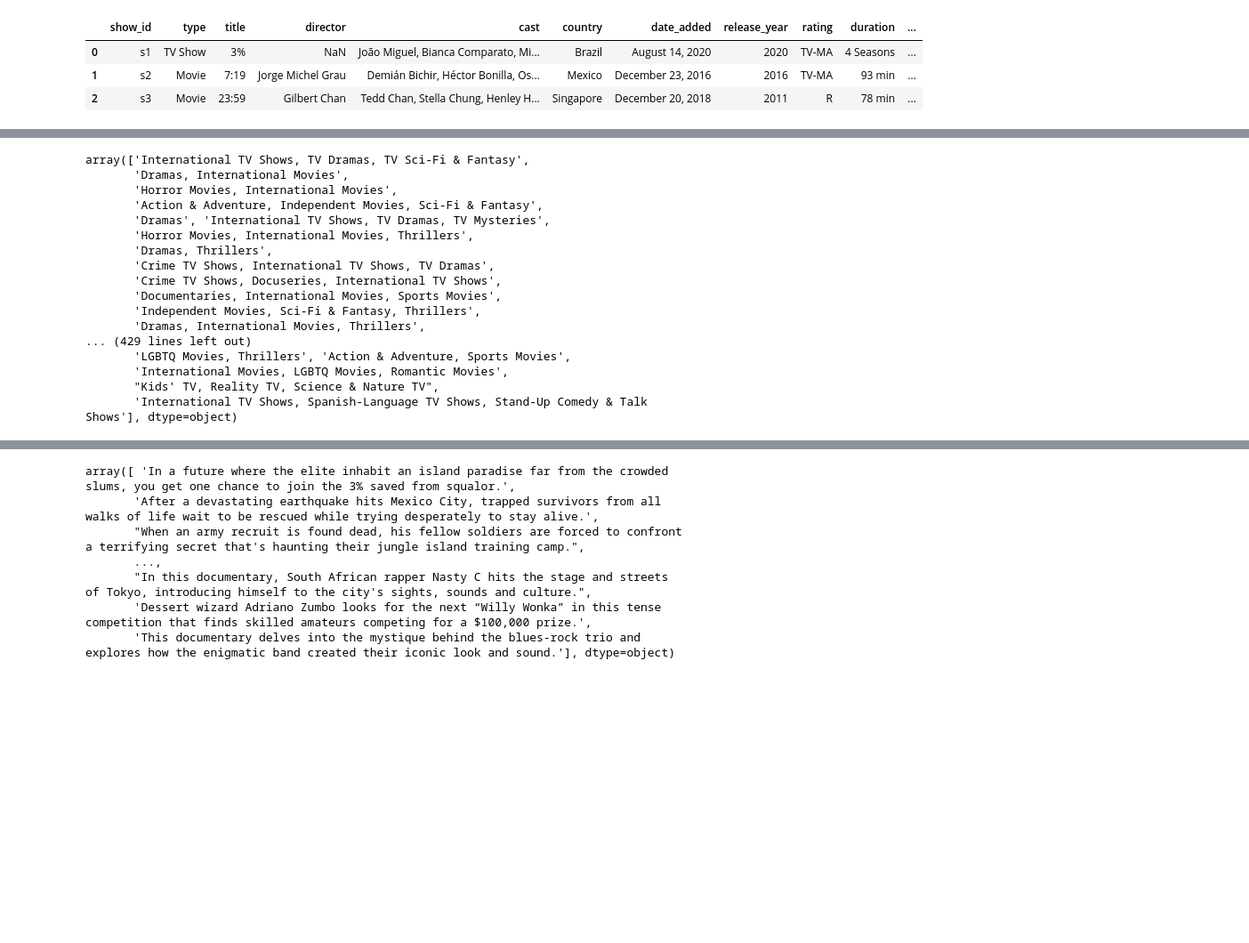
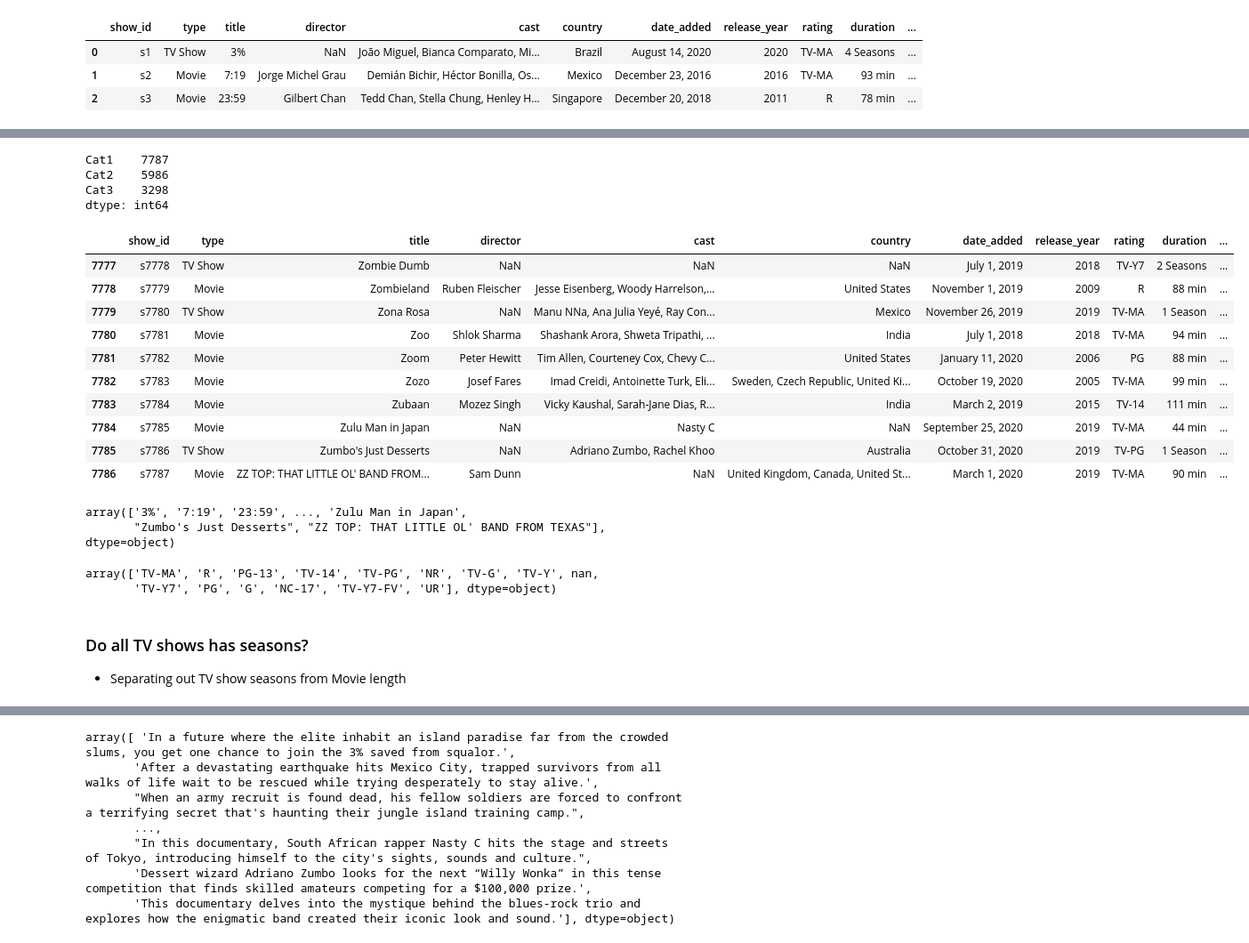
Before and after one commit to KarishmaVelagaleti/NetflixData, a Jupyter notebook: Netflix.ipynb, the cells around one changed output, grey strips where cells are left out. Shown at 89% size. Cells and saved outputs as stored; diff of their text form; code cells hidden in the pictures; blank space fills up the shorter version.

```diff
--- a/Netflix.ipynb
+++ b/Netflix.ipynb
@@ -230,0 +247,3 @@ movies.head(3)
+# %%
+pd.set_option('display.max_colwidth', 500)
+movies[["show_id", "release_year","listed_in"]]
@@ -231,20 +269,37 @@ movies.head(3)
+# %%
+movies[["Cat1", "Cat2", "Cat3"]]= movies["listed_in"].apply(lambda x: pd.Series(str(x).split(sep=",")))
+# %%
+movies[["Cat1", "Cat2", "Cat3"]].count(axis=0)
+# %% [output]
+Cat1    7787
+Cat2    5986
+Cat3    3298
+dtype: int64
+# %%
+movies.tail(10)
+# %% [output]
+|  | show_id | type | title | director | cast | country | date_added | release_year | rating | duration | ... |
+| 7777 | s7778 | TV Show | Zombie Dumb | NaN | NaN | NaN | July 1, 2019 | 2018 | TV-Y7 | 2 Seasons | ... |
+| 7778 | s7779 | Movie | Zombieland | Ruben Fleischer | Jesse Eisenberg, Woody Harrelson,... | United States | November 1, 2019 | 2009 | R | 88 min | ... |
+| 7779 | s7780 | TV Show | Zona Rosa | NaN | Manu NNa, Ana Julia Yeyé, Ray Con... | Mexico | November 26, 2019 | 2019 | TV-MA | 1 Season | ... |
+| 7780 | s7781 | Movie | Zoo | Shlok Sharma | Shashank Arora, Shweta Tripathi, ... | India | July 1, 2018 | 2018 | TV-MA | 94 min | ... |
+| 7781 | s7782 | Movie | Zoom | Peter Hewitt | Tim Allen, Courteney Cox, Chevy C... | United States | January 11, 2020 | 2006 | PG | 88 min | ... |
+| 7782 | s7783 | Movie | Zozo | Josef Fares | Imad Creidi, Antoinette Turk, Eli... | Sweden, Czech Republic, United Ki... | October 19, 2020 | 2005 | TV-MA | 99 min | ... |
+| 7783 | s7784 | Movie | Zubaan | Mozez Singh | Vicky Kaushal, Sarah-Jane Dias, R... | India | March 2, 2019 | 2015 | TV-14 | 111 min | ... |
+| 7784 | s7785 | Movie | Zulu Man in Japan | NaN | Nasty C | NaN | September 25, 2020 | 2019 | TV-MA | 44 min | ... |
+| 7785 | s7786 | TV Show | Zumbo's Just Desserts | NaN | Adriano Zumbo, Rachel Khoo | Australia | October 31, 2020 | 2019 | TV-PG | 1 Season | ... |
+| 7786 | s7787 | Movie | ZZ TOP: THAT LITTLE OL' BAND FROM... | Sam Dunn | NaN | United Kingdom, Canada, United St... | March 1, 2020 | 2019 | TV-MA | 90 min | ... |
 # %%
-movies['listed_in'].unique()
+movies["title"].unique()
 # %% [output]
-array(['International TV Shows, TV Dramas, TV Sci-Fi & Fantasy',
-       'Dramas, International Movies',
-       'Horror Movies, International Movies',
-       'Action & Adventure, Independent Movies, Sci-Fi & Fantasy',
-       'Dramas', 'International TV Shows, TV Dramas, TV Mysteries',
-       'Horror Movies, International Movies, Thrillers',
-       'Dramas, Thrillers',
-       'Crime TV Shows, International TV Shows, TV Dramas',
-       'Crime TV Shows, Docuseries, International TV Shows',
-       'Documentaries, International Movies, Sports Movies',
-       'Independent Movies, Sci-Fi & Fantasy, Thrillers',
-       'Dramas, International Movies, Thrillers',
-... (429 lines left out)
-       'LGBTQ Movies, Thrillers', 'Action & Adventure, Sports Movies',
-       'International Movies, LGBTQ Movies, Romantic Movies',
-       "Kids' TV, Reality TV, Science & Nature TV",
-       'International TV Shows, Spanish-Language TV Shows, Stand-Up Comedy & Talk Shows'], dtype=object)
+array(['3%', '7:19', '23:59', ..., 'Zulu Man in Japan',
+       "Zumbo's Just Desserts", "ZZ TOP: THAT LITTLE OL' BAND FROM TEXAS"], dtype=object)
+# %%
+movies["rating"].unique()
+# %% [output]
+array(['TV-MA', 'R', 'PG-13', 'TV-14', 'TV-PG', 'NR', 'TV-G', 'TV-Y', nan,
+       'TV-Y7', 'PG', 'G', 'NC-17', 'TV-Y7-FV', 'UR'], dtype=object)
+# %% [markdown]
+### Do all TV shows has seasons?
+
+- Separating out TV show seasons from Movie length
```
Also changed, not shown: parts of 12 cells of this notebook.
